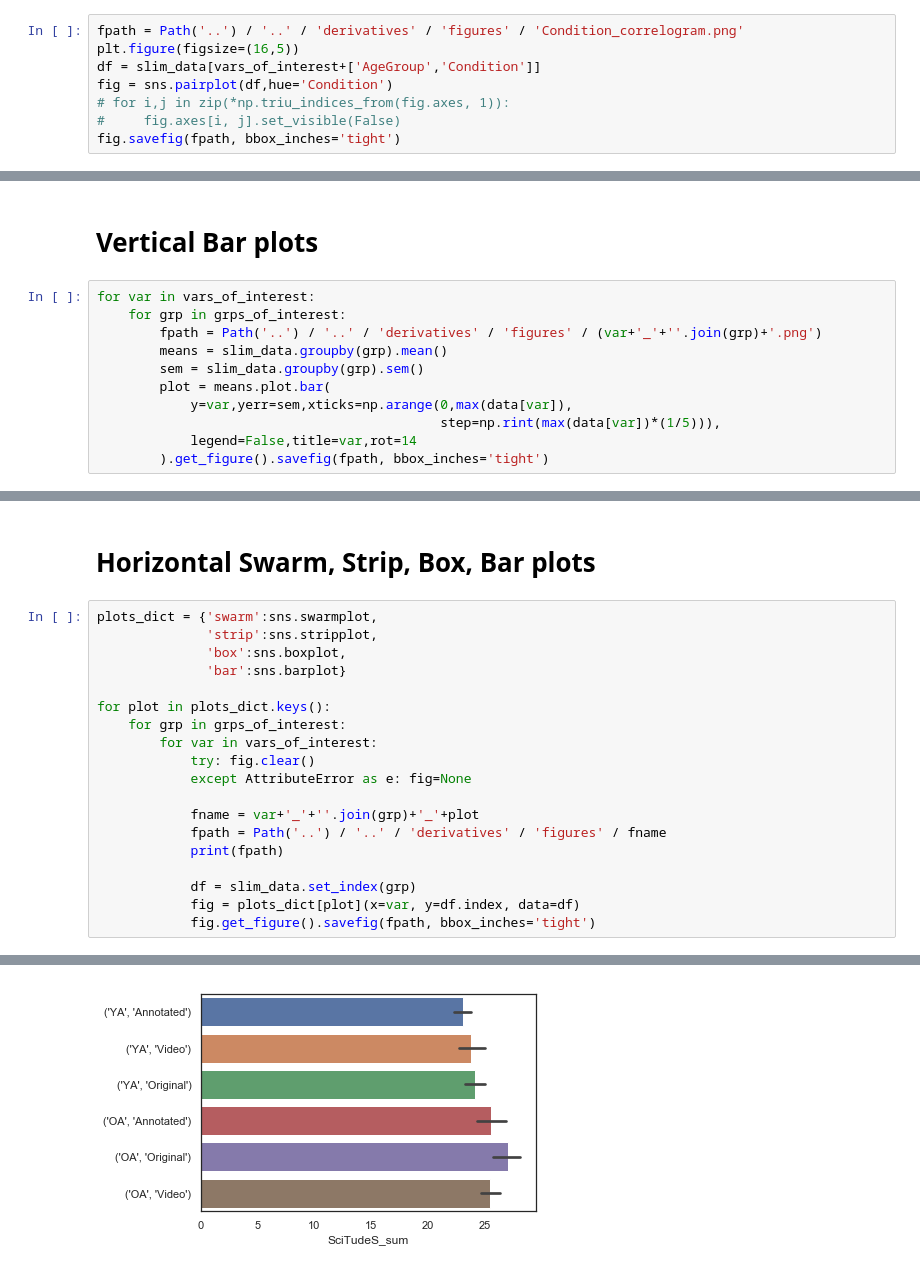
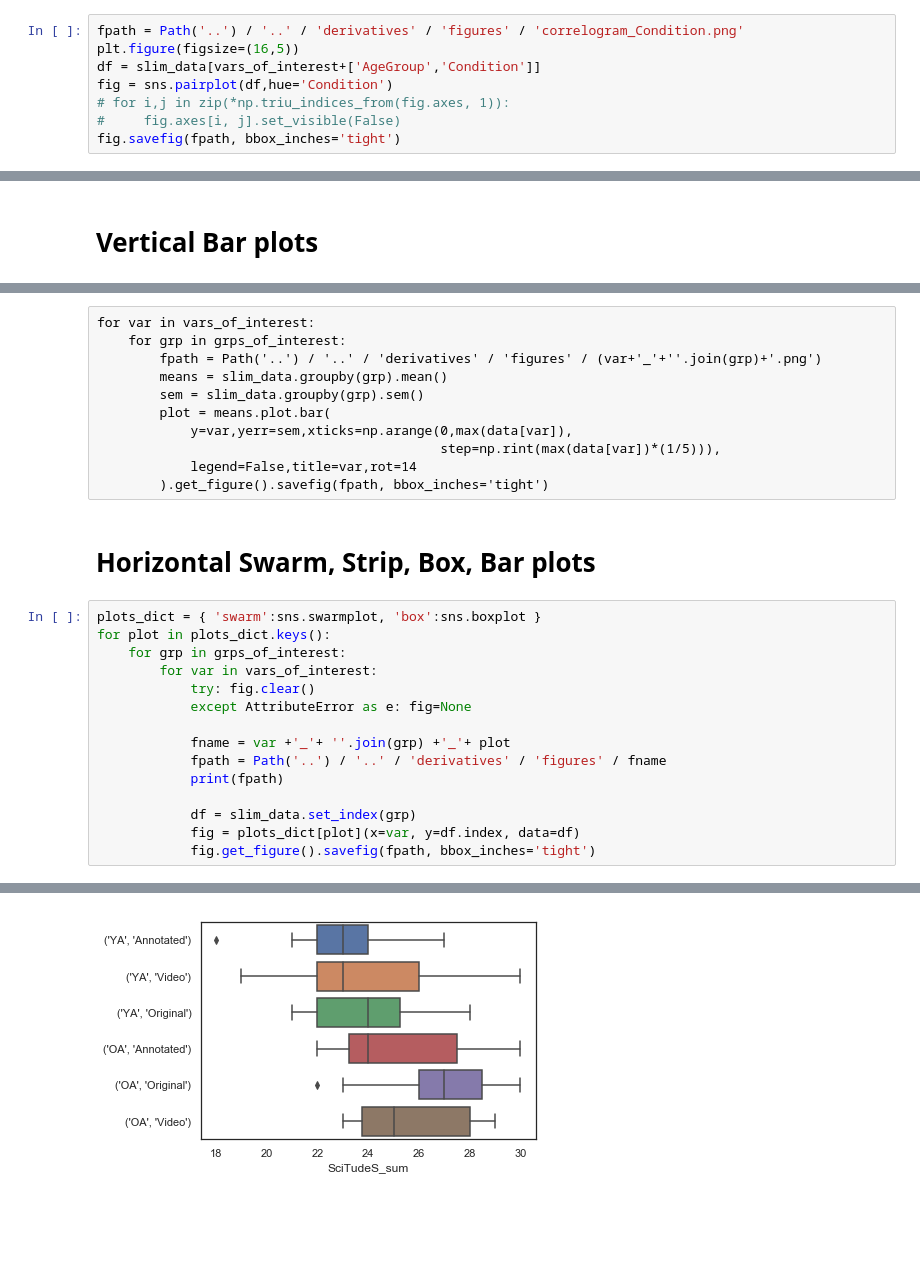
Before and after one commit to lighthall-lab/scilearn, a Jupyter notebook: notebooks/1.1.figures.ipynb, the cells around one changed output, grey strips where cells are left out. Saved outputs shown, nothing was run; the diff lists cells and outputs as text; blank space fills up the shorter version.

Commit message:
prune redundant figures

```diff
--- a/notebooks/1.1.figures.ipynb
+++ b/notebooks/1.1.figures.ipynb
@@ -228,5 +228,5 @@ fig.savefig(fpath, bbox_inches='tight')
 # %%
-fpath = Path('..') / '..' / 'derivatives' / 'figures' / 'Condition_correlogram.png'
+fpath = Path('..') / '..' / 'derivatives' / 'figures' / 'correlogram_Condition.png'
 plt.figure(figsize=(16,5))
 df = slim_data[vars_of_interest+['AgeGroup','Condition']]
 fig = sns.pairplot(df,hue='Condition')
@@ -239,13 +239,2 @@ fig.savefig(fpath, bbox_inches='tight')
 # %% [markdown]
 # Vertical Bar plots
-# %%
-for var in vars_of_interest:
-    for grp in grps_of_interest:
-        fpath = Path('..') / '..' / 'derivatives' / 'figures' / (var+'_'+''.join(grp)+'.png')
-        means = slim_data.groupby(grp).mean()
-        sem = slim_data.groupby(grp).sem()
-        plot = means.plot.bar(
-            y=var,yerr=sem,xticks=np.arange(0,max(data[var]),
-                                            step=np.rint(max(data[var])*(1/5))),
-            legend=False,title=var,rot=14
-        ).get_figure().savefig(fpath, bbox_inches='tight')
@@ -266,18 +241,25 @@ for var in vars_of_interest:
+# %% [raw]
+for var in vars_of_interest:
+    for grp in grps_of_interest:
+        fpath = Path('..') / '..' / 'derivatives' / 'figures' / (var+'_'+''.join(grp)+'.png')
+        means = slim_data.groupby(grp).mean()
+        sem = slim_data.groupby(grp).sem()
+        plot = means.plot.bar(
+            y=var,yerr=sem,xticks=np.arange(0,max(data[var]),
+                                            step=np.rint(max(data[var])*(1/5))),
+            legend=False,title=var,rot=14
+        ).get_figure().savefig(fpath, bbox_inches='tight')
 # %% [markdown]
 # Horizontal Swarm, Strip, Box, Bar plots
 # %%
-plots_dict = {'swarm':sns.swarmplot,
-              'strip':sns.stripplot,
-              'box':sns.boxplot,
-              'bar':sns.barplot}
-
+plots_dict = { 'swarm':sns.swarmplot, 'box':sns.boxplot }
 for plot in plots_dict.keys():
     for grp in grps_of_interest:
         for var in vars_of_interest:
             try: fig.clear()
             except AttributeError as e: fig=None
 
-            fname = var+'_'+''.join(grp)+'_'+plot
+            fname = var +'_'+ ''.join(grp) +'_'+ plot
             fpath = Path('..') / '..' / 'derivatives' / 'figures' / fname
             print(fpath)
 
@@ -322 +287 @@ for plot in plots_dict.keys():
-[figure, old version]
+[figure, new version]
```
Also changed, not shown: parts of 17 cells of this notebook.
